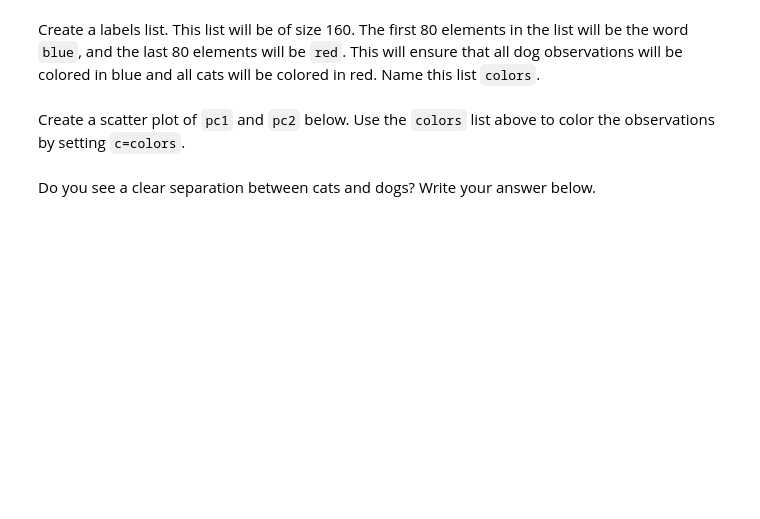
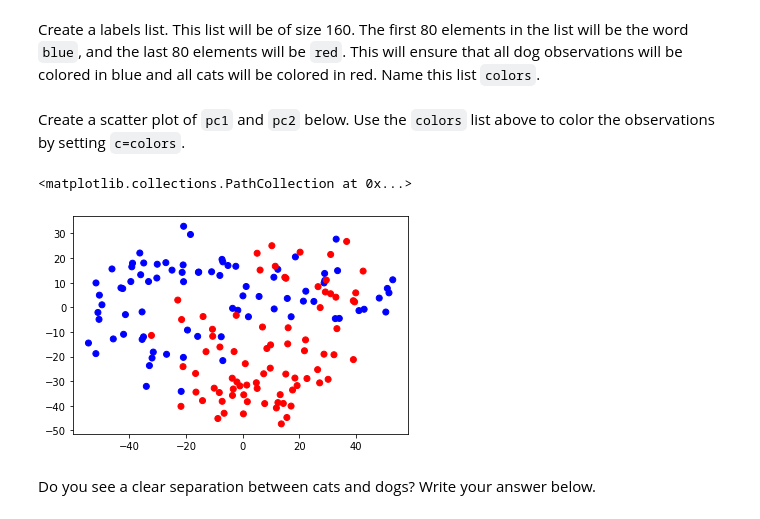
Before and after one commit to ta-datapt-bcn/lab-pca, a Jupyter notebook: your-code/main.ipynb, the cells around one changed output. Drawn from its saved outputs; the diff is of its cells as text; code cells hidden in the pictures; blank space fills up the shorter version.

```diff
--- a/your-code/main.ipynb
+++ b/your-code/main.ipynb
@@ -75,7 +102,10 @@ Load the `PCA` function from `statsmodels` (read about this function [here](http
 Use `numpy` to find to transpose the standardized pet array. This will help us compute the projection.
 # %%
 # Your code here:
+pca_T = np.transpose(std_cats_and_dogs)
 # %% [markdown]
 Find the dot product of the transposed standardized pet matrix and the `factors` of the `PCA` model found above. This will be the projection onto 2 dimensions. This means that each cat and dog image will now only have two columns instead of 4096.
 # %%
 # Your code here:
+cats_and_dogs_dot = np.dot(pca_T, pca.factors)
+print(cats_and_dogs_dot)
@@ -87,3 +135,5 @@ Now that we have reduced our cats and dogs arrays, we can easily plot the data i
 In the cell below, turn the two dimensional projection into a pandas dataframe and name the columns `pc1`, and `pc2` respectively.
 # %%
 # Your code here:
+df_pca = pd.DataFrame(cats_and_dogs_dot, columns=['pc1','pc2'])
+df_pca.head()
@@ -91,9 +148,14 @@ In the cell below, turn the two dimensional projection into a pandas dataframe a
 Create a labels list. This list will be of size 160. The first 80 elements in the list will be the word `blue`, and the last 80 elements will be `red`. This will ensure that all dog observations will be colored in blue and all cats will be colored in red. Name this list `colors`.
 # %%
 # Your code here:
+colors = list(['blue'] * 80 + ['red'] * 80)
 # %% [markdown]
 Create a scatter plot of `pc1` and `pc2` below. Use the `colors` list above to color the observations by setting `c=colors`.
 # %%
 # Your code here:
+plt.scatter(df_pca['pc1'], df_pca['pc2'], color=colors)
+# %% [output]
+<matplotlib.collections.PathCollection at 0x...>
+[figure, added]
 # %% [markdown]
 Do you see a clear separation between cats and dogs? Write your answer below.
```
Also changed, not shown: parts of 15 cells of this notebook, 1 other file.
